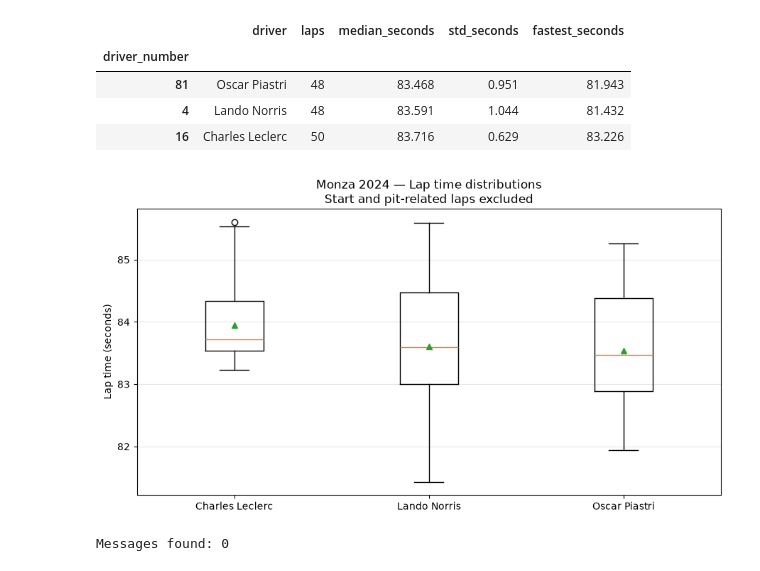
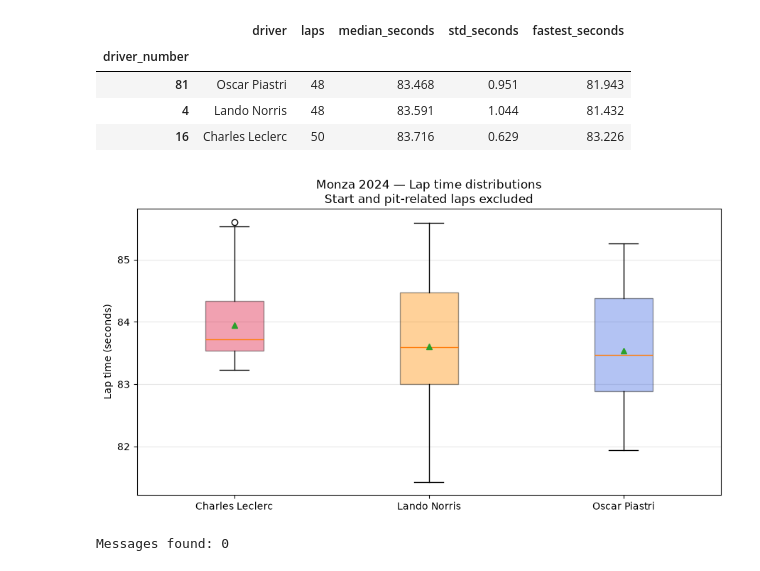
Before and after one commit to Aishendo/f1-race-analysis, a Jupyter notebook: race_analysis.ipynb, the cells around one changed output. Drawn from its saved outputs; the diff is of its cells as text; code cells hidden in the pictures.

Commit message:
Use consistent driver colors across plots

```diff
--- a/race_analysis.ipynb
+++ b/race_analysis.ipynb
@@ -142,9 +142,14 @@ driver_names = {
 }
 
 colors = {
-    16: "crimson",
-    4: "darkorange",
-    81: "royalblue",
+    16: "crimson",      # Leclerc
+    55: "saddlebrown",  # Sainz
+    4: "darkorange",    # Norris
+    81: "royalblue",    # Piastri
+    44: "seagreen",     # Hamilton
+    63: "darkgoldenrod",  # Russell
+    1: "purple",       # Verstappen
+    11: "slategray",    # Pérez
 }
 
 fig, ax = plot_all_lap_times(
@@ -276,11 +281,11 @@ display(
 | 16 | Charles Leclerc | 50 | 83.716 | 0.629 | 83.226 |
 # %%
 fig, ax = plot_lap_time_distributions(
-    pace_laps, selected_numbers, driver_names
+    pace_laps, selected_numbers, driver_names, colors
 )
 plt.show()
 # %% [output]
-[figure, old version]
+[figure, new version]
 # %%
 race_control = load_race_table("race_control")
 
```
Also changed, not shown: parts of 3 cells of this notebook, 1 other file.
